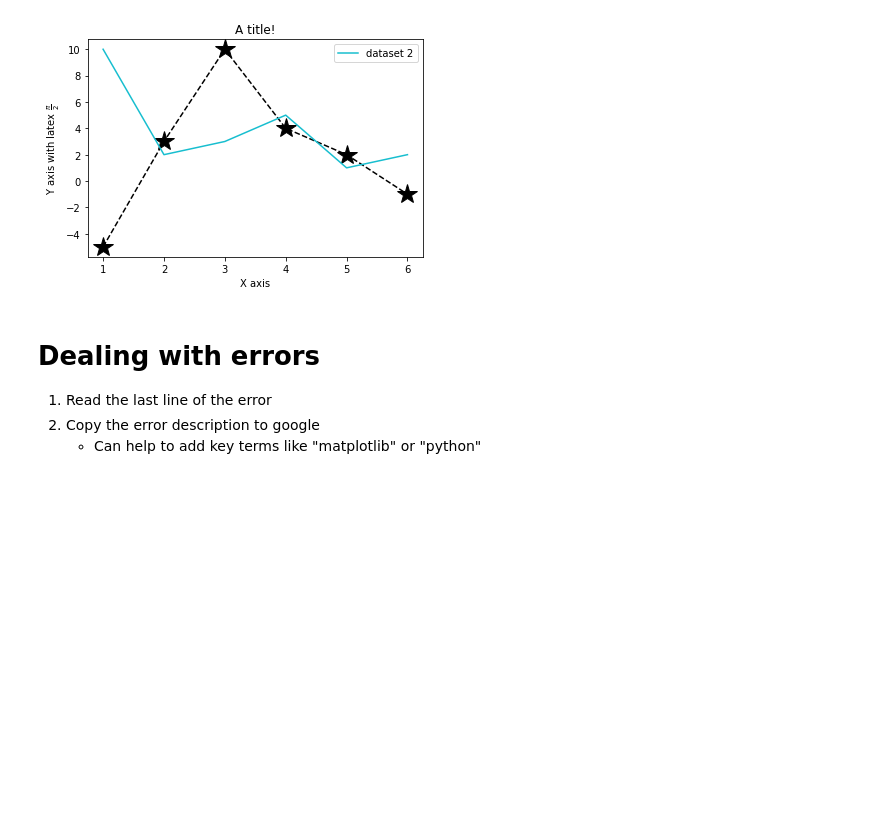
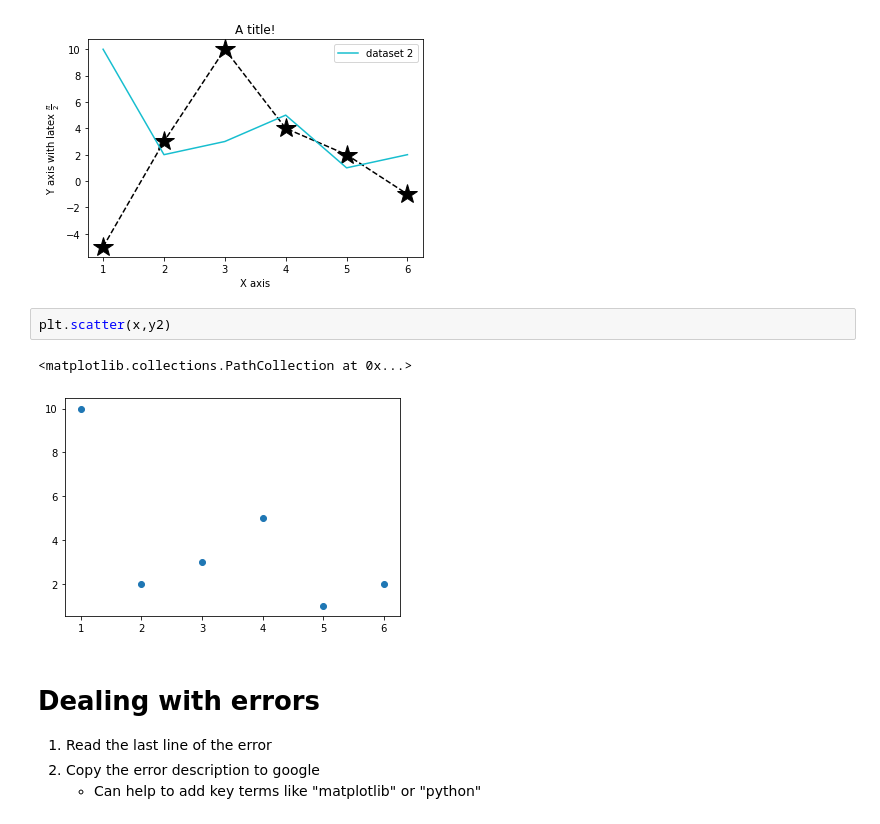
Before and after one commit to Hekstra-Lab/scientific-python-bootcamp, a Jupyter notebook: day1/Day1.ipynb, the cells around one changed output. Saved outputs shown, nothing was run; the diff lists cells and outputs as text; blank space fills up the shorter version.

```diff
--- a/day1/Day1.ipynb
+++ b/day1/Day1.ipynb
@@ -84,6 +88,11 @@ plt.legend() # if you don't run this then the legend won't appear
 plt.show()
 # %% [output]
 [figure]
+# %%
+plt.scatter(x,y2)
+# %% [output]
+<matplotlib.collections.PathCollection at 0x...>
+[figure, added]
 # %% [markdown]
 # Dealing with errors
 
```
Also changed, not shown: parts of 106 cells of this notebook, 14 other files.
